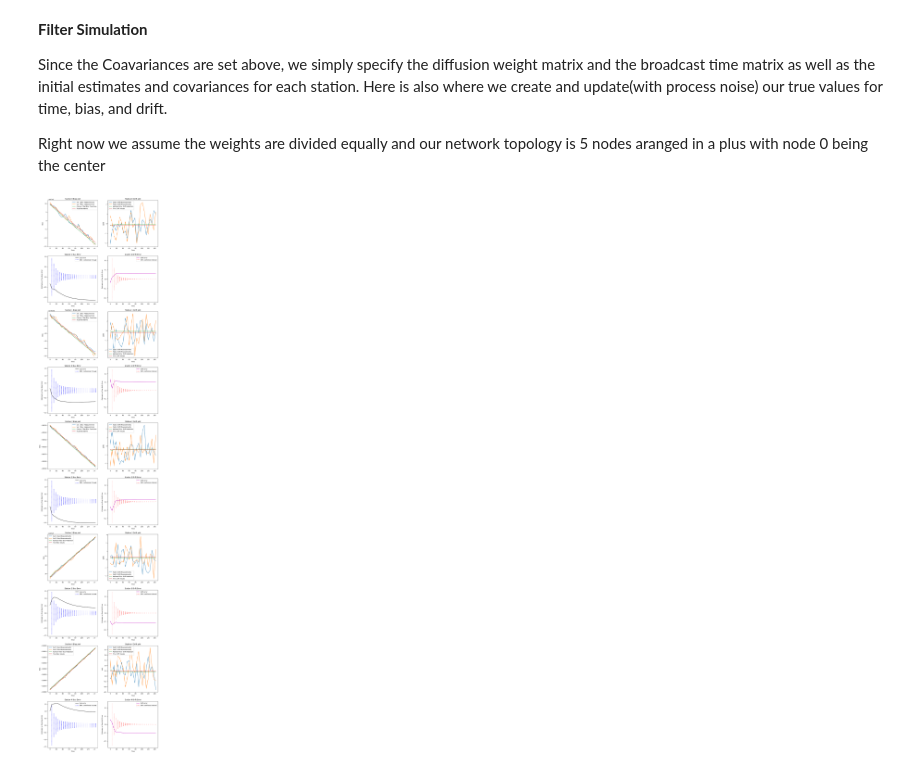
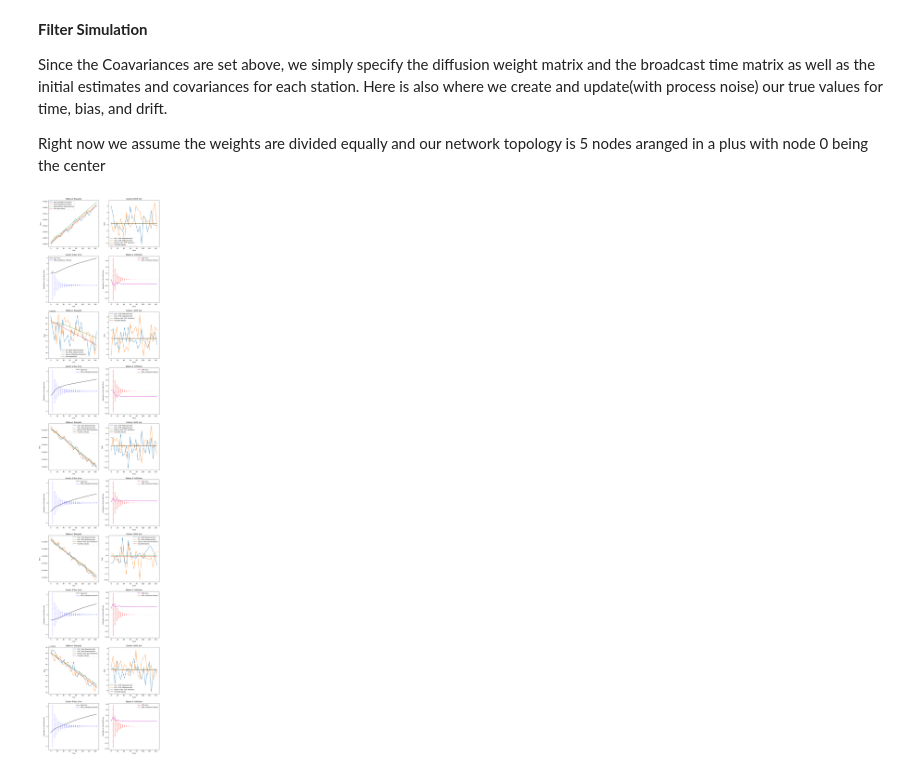
Before and after one commit to RIPS-2024-Aerospace/Aerospace-Project, a Jupyter notebook: TestDiffusionKf.ipynb, the cells around one changed output. Cells and saved outputs as stored; diff of their text form; code cells hidden in the pictures.

Commit message:
Comparison Plots!

```diff
--- a/TestDiffusionKf.ipynb
+++ b/TestDiffusionKf.ipynb
@@ -61,7 +63,7 @@ prr_var = ((c**2)/((2*pi*f_L1 * T_c)**2)) * (s_pll)
 
 
 R_paper = lambda N :np.block([[pr_var*np.eye(N,N),np.zeros((N,N))],[np.zeros((N,N)),prr_var*np.eye(N,N)]])
-R = lambda N :np.eye(2*N,2*N)
+R = lambda N :9*np.eye(2*N,2*N)
 
 if __name__ == '__main__':
     print("Paper Covariance: \n", R_paper(2))
@@ -82,3 +84,17 @@ Identity used in testing:
+# %%
+H_cf = np.array([[1, 0], [1, 0], [0, 1], [0, 1]])
+H_20x10 = np.zeros((20, 10))
+for k in range(0, 20, 4):
+    H_20x10[k:k+4, k//2:k//2+2] = H_cf
+
+R_20x20 = np.zeros((20, 20))
+for i in range(0, 10):
+    R_20x20[i,i] = R(2)[0][0]
+for i in range(10,20):
+    R_20x20[i,i] = R(2)[1][1]
+
+
+measure_noise = lambda : np.linalg.cholesky(R_20x20) @ np.random.normal(np.array([[0 for _ in range(20)]]).T)
 # %% [markdown]
 **Filter Simulation**
 
@@ -145,10 +161,14 @@ def example():
         true_biases = [x[:n][i]/c for i in range(n)]
         true_drifts = [x[n:][i]/c for i in range(n)]
 
+
+
+        z = (H_20x10 @ truth[-1]) + measure_noise()
+        gps_measurements = [np.array([[z[2*k][0],z[2*k+1][0],z[2*(n+k)][0],z[2*(n+k)+1][0]]]).T for k in range(n)]
         if i == 0:
-            measures,time_ests, cov_ests = diffusion_filter_iteration(stations,Q,R,C,None,None,true_biases,true_drifts,T_g,dt)
+            measures,time_ests, cov_ests = diffusion_filter_iteration(stations,Q,R,C,gps_measurements, None,None,true_biases,true_drifts,T_g,dt)
         else:
-            measures,time_ests,cov_ests = diffusion_filter_iteration(stations,Q,R,C,time_ests,cov_ests,true_biases,true_drifts,T_g,dt)
+            measures,time_ests,cov_ests = diffusion_filter_iteration(stations,Q,R,C,gps_measurements, time_ests,cov_ests,true_biases,true_drifts,T_g,dt)
         errors[i] = np.array([station.x - get_station_truth(x,station.id) for station in stations])
         measurements.append(measures)
         predictions.append([stn.x for stn in stations])
@@ -175,31 +195,31 @@ def example():
         axs[2*inx][1].plot(t_hist,[x[i][3][0] for x in measurements], label = 'Sat 2 Drift Measurements')
         axs[2*inx][1].plot(t_hist,[x[i][1][0] for x in predictions], label = 'Kalman Filter Drift Prediction')
         axs[2*inx][1].plot(t_hist,[x[i+n][0] for x in truth], label = 'True Drift Values')
         axs[2*inx][1].set_title("Station "+str(i)+" Drift plot")
         axs[2*inx][1].set_xlabel("Time")
         axs[2*inx][1].set_ylabel("Drift")
         axs[2*inx][1].legend()
 
 
 
         axs[2*inx+1][0].plot(t_hist, errors[:, i,0,0], 'k', label = "bias error")
         axs[2*inx+1][0].plot(np.vstack([t_hist[1], t_hist[1]]), np.vstack([3*np.sqrt(P_hist[1, i,0,0]), -3*np.sqrt(P_hist[1, i, 0,0])]), 'b--', label = "99% confidence interval")
         axs[2*inx+1][0].plot(np.vstack([t_hist[2:], t_hist[2:]]), np.vstack([3*np.sqrt(P_hist[2:, i,0,0]), -3*np.sqrt(P_hist[2:, i, 0,0])]), 'b--')
         axs[2*inx+1][1].plot(t_hist, errors[:, i,1,0], 'm', label = "drift error")
         axs[2*inx+1][1].plot(np.vstack([t_hist[1], t_hist[1]]), np.vstack([3*np.sqrt(P_hist[1, i,1,1]), -3*np.sqrt(P_hist[1, i, 1,1])]), 'r--', label = "99% confience interval")
         axs[2*inx+1][1].plot(np.vstack([t_hist[2:], t_hist[2:]]), np.vstack([3*np.sqrt(P_hist[2:, i,1,1]), -3*np.sqrt(P_hist[2:, i, 1,1])]), 'r--')
         axs[2*inx+1][0].legend()
         axs[2*inx+1][0].set_title("Station "+str(i)+" Bias Error")
         axs[2*inx+1][0].set_xlabel("Time")
         axs[2*inx+1][0].set_ylabel("Estimate vs True Bias Error")
         axs[2*inx+1][1].legend()
         axs[2*inx+1][1].set_title("Station "+str(i)+" Drift Error")
         axs[2*inx+1][1].set_xlabel("Time")
         axs[2*inx+1][1].set_ylabel("Estimate vs True Drift Error")
 
     plt.show()
 
 if __name__ == '__main__':
     example()
 # %% [output]
-[figure, old version]
+[figure, new version]
```
Also changed, not shown: parts of 2 cells of this notebook, 3 other files.
